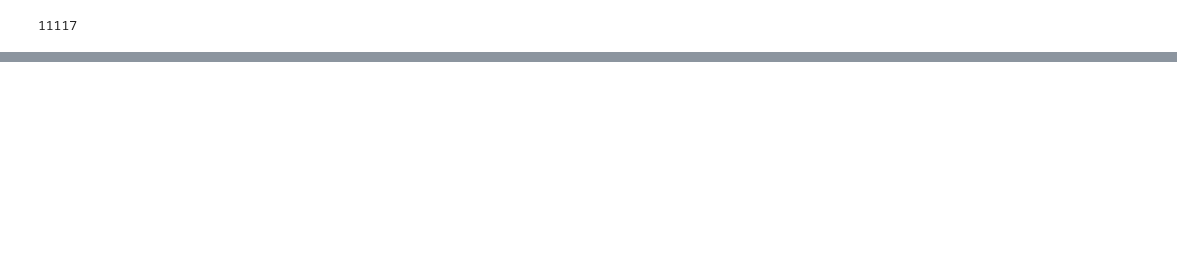
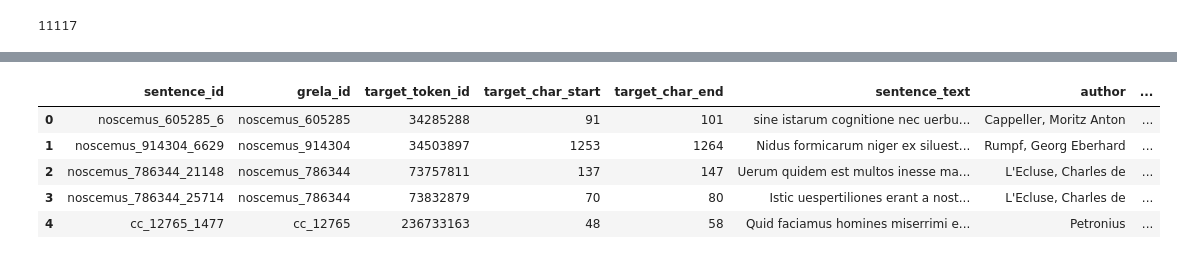
Before and after one commit to CCS-ZCU/GreLa, a Jupyter notebook: scripts/GreLa-API_getting-started.ipynb, the cells around one changed output, grey strips where cells are left out. Cells and saved outputs as stored; diff of their text form; code cells hidden in the pictures; blank space fills up the shorter version.

```diff
--- a/scripts/GreLa-API_getting-started.ipynb
+++ b/scripts/GreLa-API_getting-started.ipynb
@@ -278,0 +159,29 @@ array([{'token_id': 183835477, 'token_text': 'scholari', 'lemma': 'scholaris', '
+# %%
+# below we retrieve the raw text of all sentences containing the lemma "labyrinthus"
+query = """
+SELECT
+    t.sentence_id,
+    t.grela_id,
+    t.token_id AS target_token_id,
+    t.char_start AS target_char_start,
+    t.char_end AS target_char_end,
+    s.text AS sentence_text,
+    w.author,
+    w.title,
+    w.not_before,
+    w.not_after
+FROM tokens t
+JOIN sentences s ON t.sentence_id = s.sentence_id
+JOIN works w ON t.grela_id = w.grela_id
+WHERE t.lemma = 'labyrinthus'
+"""
+
+target_sentences  = pd.read_parquet(requests.post(api_url, json={"query": query}).json()["download_url"])
+target_sentences.head(5)
+# %% [output]
+|  | sentence_id | grela_id | target_token_id | target_char_start | target_char_end | sentence_text | author | ... |
+| 0 | noscemus_605285_6 | noscemus_605285 | 34285288 | 91 | 101 | sine istarum cognitione nec uerbu... | Cappeller, Moritz Anton | ... |
+| 1 | noscemus_914304_6629 | noscemus_914304 | 34503897 | 1253 | 1264 | Nidus formicarum niger ex siluest... | Rumpf, Georg Eberhard | ... |
+| 2 | noscemus_786344_21148 | noscemus_786344 | 73757811 | 137 | 147 | Uerum quidem est multos inesse ma... | L'Ecluse, Charles de | ... |
+| 3 | noscemus_786344_25714 | noscemus_786344 | 73832879 | 70 | 80 | Istic uespertiliones erant a nost... | L'Ecluse, Charles de | ... |
+| 4 | cc_12765_1477 | cc_12765 | 236733163 | 48 | 58 | Quid faciamus homines miserrimi e... | Petronius | ... |
```
Also changed, not shown: parts of 26 cells of this notebook, 1 other file.
